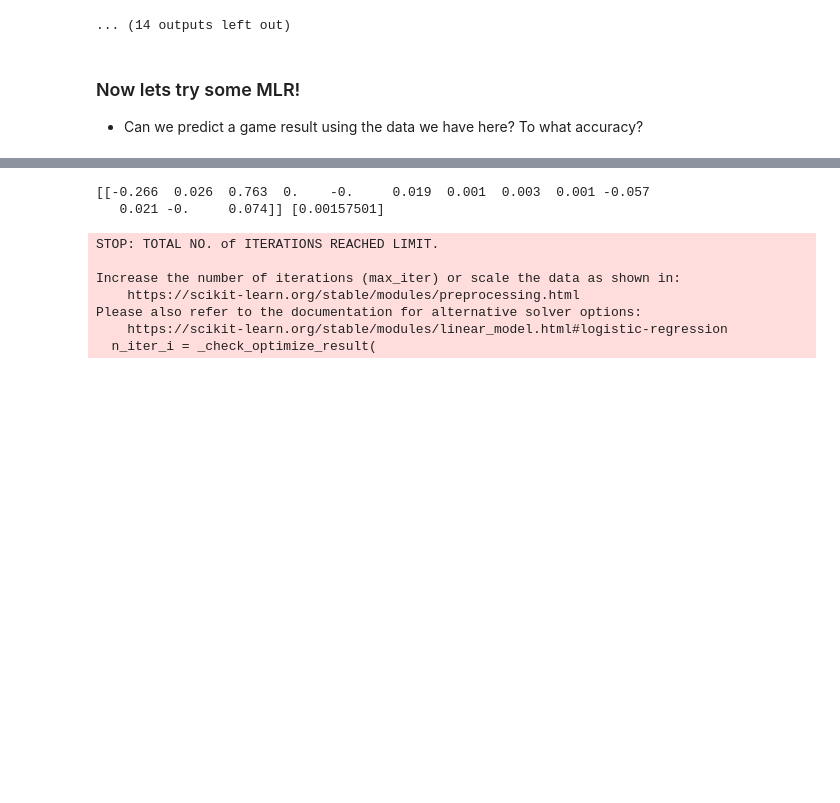
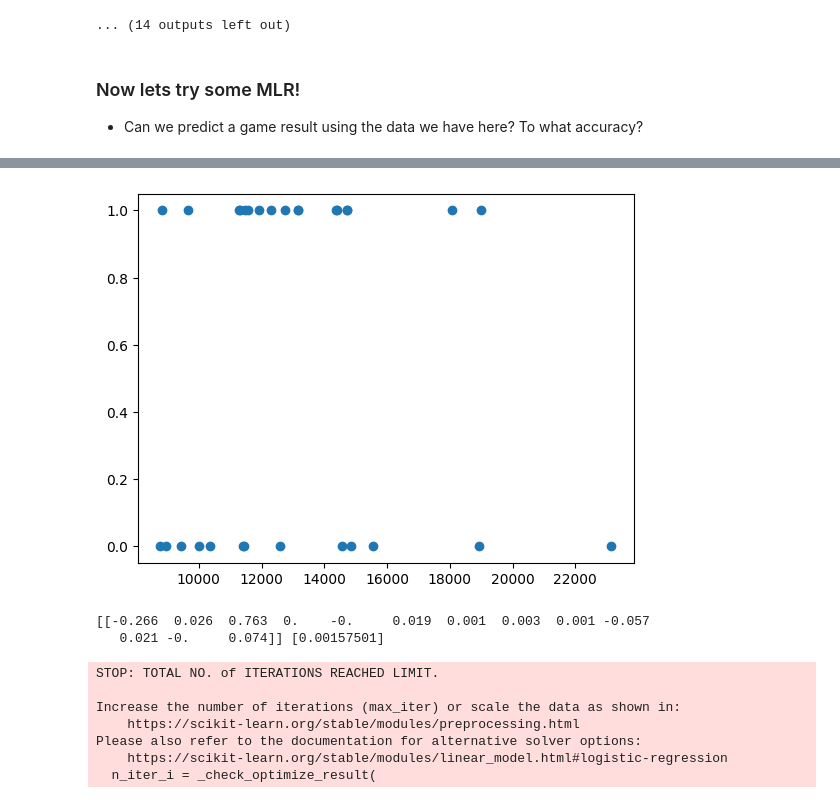
Before and after one commit to JeffTriemer/League_EDA, a Jupyter notebook: League EDA.ipynb, the cells around one changed output, grey strips where cells are left out. Cells and saved outputs as stored; diff of their text form; code cells hidden in the pictures; blank space fills up the shorter version.

```diff
--- a/League EDA.ipynb
+++ b/League EDA.ipynb
@@ -296,6 +276,11 @@ X_train=(train_df[['kills',
 'damage',
 'kda']])
 y_train=(train_df[['win']])
+# %%
+plt.scatter(X_train.iloc[:,7],y_train,cmap='rainbow')
+plt.show()
+# %% [output]
+[figure, added]
 # %%
 # from sklearn import linear_model
 # from sklearn.preprocessing import OneHotEncoder
```
Also changed, not shown: parts of 5 cells of this notebook.
